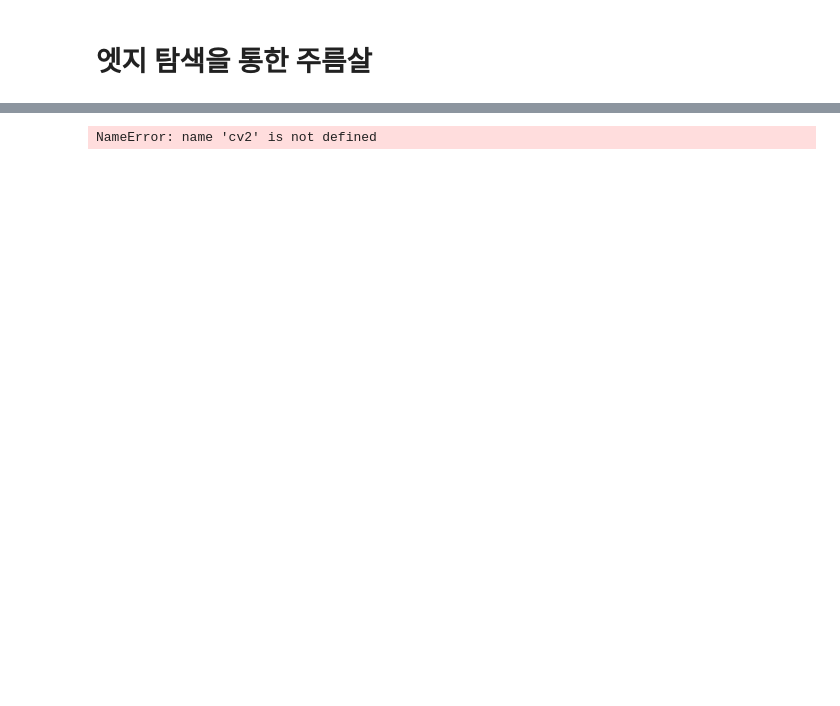
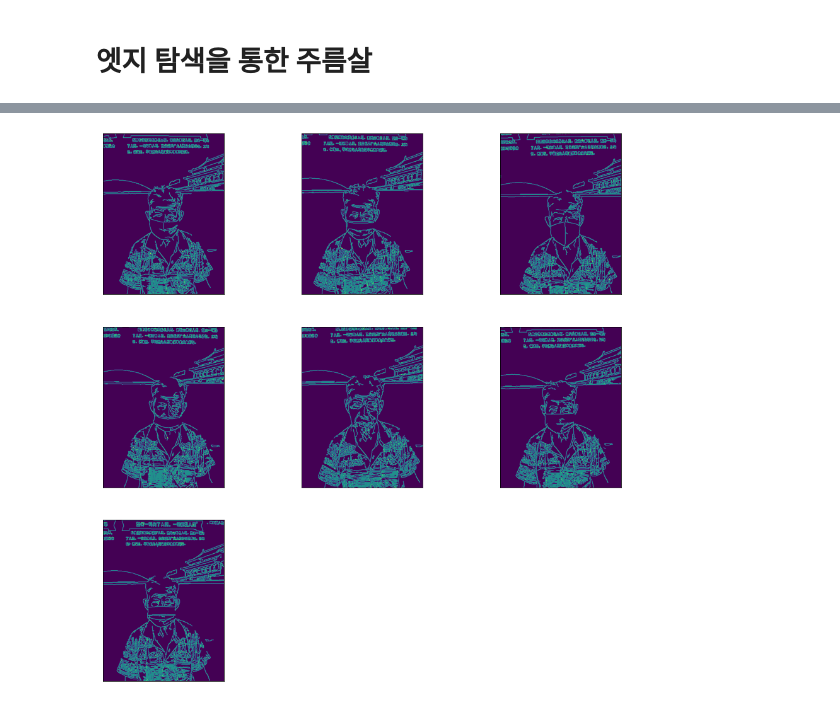
Before and after one commit to boostcampaitech2/image-classification-level1-20, a Jupyter notebook: T2232/EDA.ipynb, the cells around one changed output, grey strips where cells are left out. Drawn from its saved outputs; the diff is of its cells as text; code cells hidden in the pictures; blank space fills up the shorter version.

```diff
--- a/T2232/EDA.ipynb
+++ b/T2232/EDA.ipynb
@@ -230,8 +248,14 @@ image_path=os.path.join(train_image_path,train_csv.loc[idx,'path'],'*')
 # %%
-img_gray = cv2.imread(image_path[0], cv2.IMREAD_GRAYSCALE)
 
-cv2.namedWindow("Canny Edge")
-img_canny = cv2.Canny(img_gray, 50, 150)
-plt.show(img_canny)
+fig = plt.figure(figsize=(16,16))
+for i, path in enumerate(glob.glob(image_path)):
+    img = Image.open(path)
+    ax = fig.add_subplot(3, 3, i+1)
+    img_gray = cv2.imread(path, cv2.IMREAD_GRAYSCALE)
+    img_canny = cv2.Canny(img_gray, 50, 150)
+    ax.imshow(img_canny)
+    ax.set_xticks([]), ax.set_yticks([])
+
+plt.show()
 # %% [output]
-NameError: name 'cv2' is not defined
+[figure, added]
```
Also changed, not shown: parts of 10 cells of this notebook.
